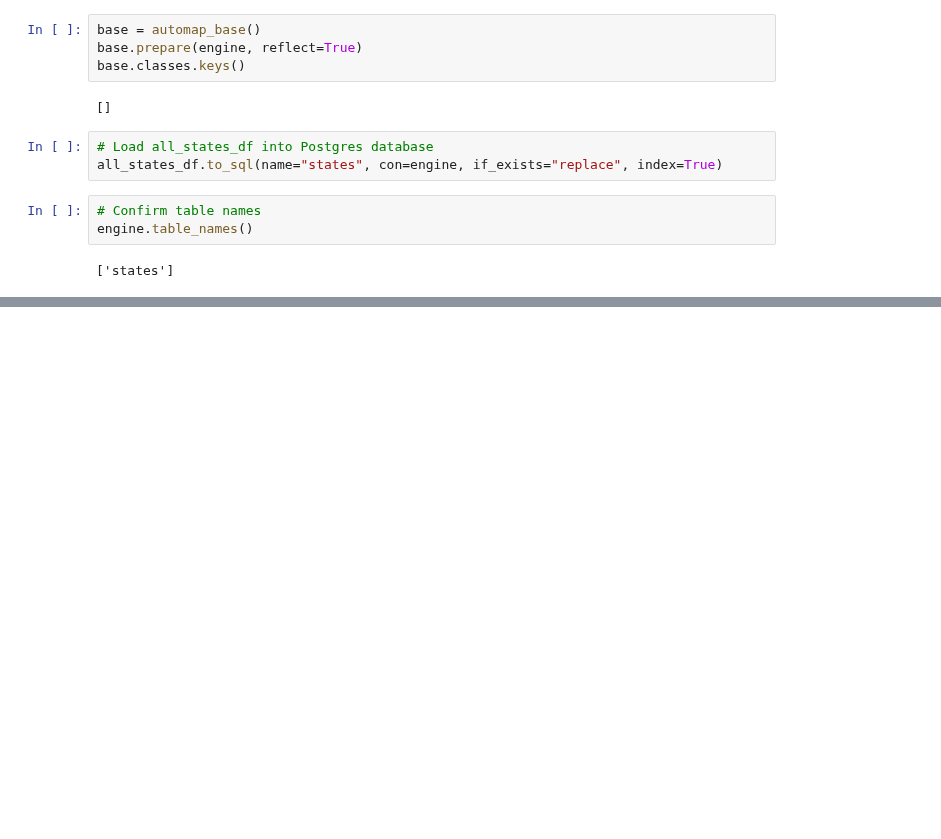
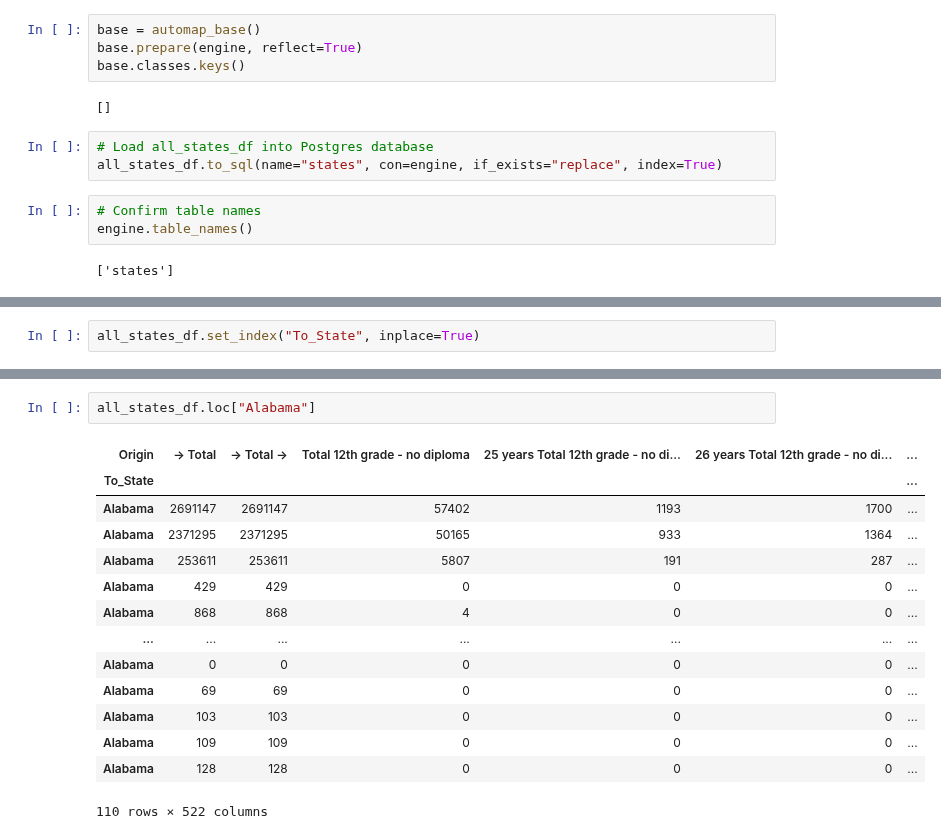
Before and after one commit to aliciasply/InterState-Migration, a Jupyter notebook: Code/state_dataset_transform.ipynb, the cells around one changed output, grey strips where cells are left out. Saved outputs shown, nothing was run; the diff lists cells and outputs as text; blank space fills up the shorter version.

```diff
--- a/Code/state_dataset_transform.ipynb
+++ b/Code/state_dataset_transform.ipynb
@@ -157,0 +194,2 @@ base.classes.keys()
+# %%
+all_states_df.set_index("To_State", inplace=True)
@@ -157,0 +220,17 @@ base.classes.keys()
+# %%
+all_states_df.loc["Alabama"]
+# %% [output]
+| Origin | -> Total | -> Total -> | Total 12th grade - no diploma | 25 years Total 12th grade - no di... | 26 years Total 12th grade - no di... | ... |
+| To_State |  |  |  |  |  | ... |
+| Alabama | 2691147 | 2691147 | 57402 | 1193 | 1700 | ... |
+| Alabama | 2371295 | 2371295 | 50165 | 933 | 1364 | ... |
+| Alabama | 253611 | 253611 | 5807 | 191 | 287 | ... |
+| Alabama | 429 | 429 | 0 | 0 | 0 | ... |
+| Alabama | 868 | 868 | 4 | 0 | 0 | ... |
+| ... | ... | ... | ... | ... | ... | ... |
+| Alabama | 0 | 0 | 0 | 0 | 0 | ... |
+| Alabama | 69 | 69 | 0 | 0 | 0 | ... |
+| Alabama | 103 | 103 | 0 | 0 | 0 | ... |
+| Alabama | 109 | 109 | 0 | 0 | 0 | ... |
+| Alabama | 128 | 128 | 0 | 0 | 0 | ... |
+110 rows × 522 columns
```
Also changed, not shown: parts of 17 cells of this notebook, 1 other file.
